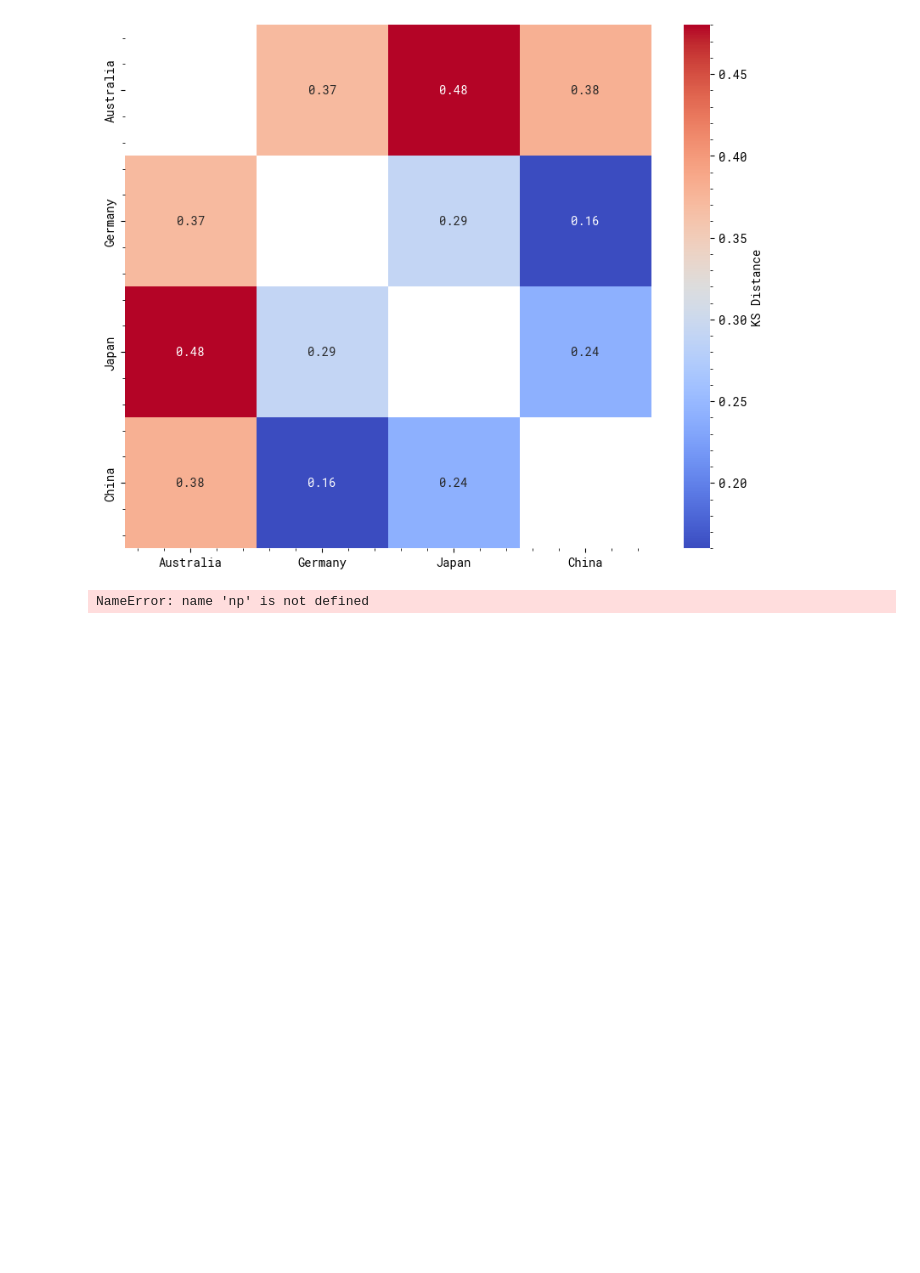
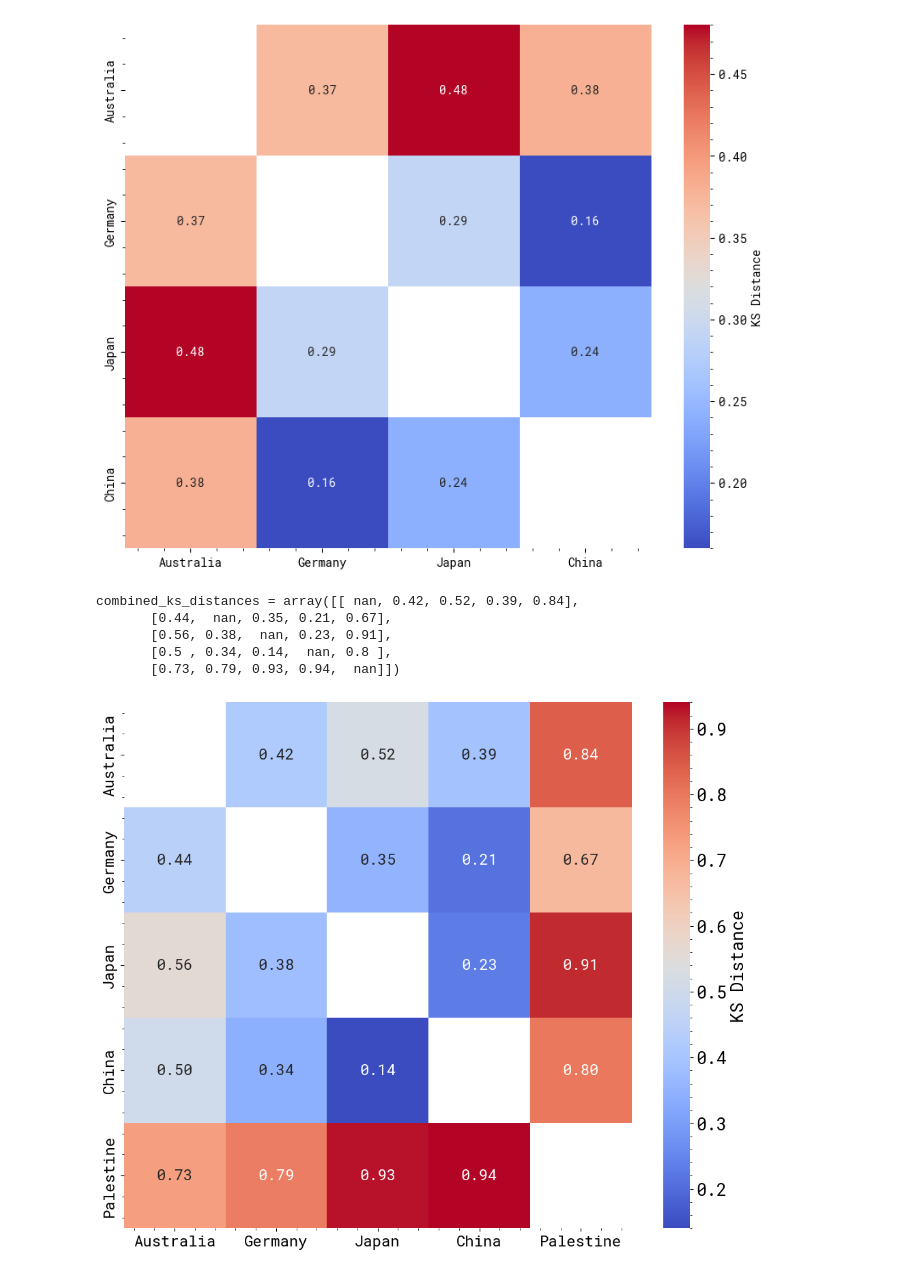
Before and after one commit to PedestrianDynamics/gender-experiments, a Jupyter notebook: notebooks/fundamental_diagram.ipynb, the cells around one changed output. Cells and saved outputs as stored; diff of their text form; code cells hidden in the pictures; blank space fills up the shorter version.

```diff
--- a/notebooks/fundamental_diagram.ipynb
+++ b/notebooks/fundamental_diagram.ipynb
@@ -953,56 +995,105 @@ plt.show()
 # %% [output]
 [figure]
 # %%
-# KS distances between countries for the female population
+# KS distances between countries for the female population ALL
+# ks_distances_female = np.array(
+#     [
+#         [np.nan, 0.45, 0.57, 0.50, 0.63],
+#         [np.nan, np.nan, 0.32, 0.31, 0.74],
+#         [np.nan, np.nan, np.nan, 0.17, 0.84],
+#         [np.nan, np.nan, np.nan, np.nan, 0.84],
+#         [np.nan, np.nan, np.nan, np.nan, np.nan],
+#     ]
+# )
+# aus-female vs ger-female: 0.44
+# aus-female vs jap-female: 0.56
+# aus-female vs chn-female: 0.50
+# aus-female vs pal-female: 0.77
+# ger-female vs jap-female: 0.38
+# ger-female vs chn-female: 0.34
+# ger-female vs pal-female: 0.79
+# jap-female vs chn-female: 0.14
+# jap-female vs pal-female: 0.93
+# chn-female vs pal-female: 0.94
+# Filtered to mid densities
 ks_distances_female = np.array(
     [
-        [np.nan, 0.45, 0.57, 0.50, 0.63],
-        [np.nan, np.nan, 0.32, 0.31, 0.74],
-        [np.nan, np.nan, np.nan, 0.17, 0.84],
-        [np.nan, np.nan, np.nan, np.nan, 0.84],
+        [np.nan, 0.44, 0.56, 0.50, 0.73],
+        [np.nan, np.nan, 0.38, 0.34, 0.79],
+        [np.nan, np.nan, np.nan, 0.14, 0.93],
+        [np.nan, np.nan, np.nan, np.nan, 0.94],
         [np.nan, np.nan, np.nan, np.nan, np.nan],
     ]
 )
-# KS distances for the male population
+
+# KS distances for the male population ALL
+# ks_distances_male = np.array(
+#     [
+#         [np.nan, 0.40, 0.49, 0.37, 0.56],
+#         [0.40, np.nan, 0.31, 0.23, 0.62],
+#         [0.49, 0.31, np.nan, 0.27, 0.83],
+#         [0.37, 0.23, 0.27, np.nan, 0.70],
+#         [0.56, 0.62, 0.83, 0.70, np.nan],
+#     ]
+# )
+
+
+# aus-male vs ger-male: 0.42
+# aus-male vs jap-male: 0.52
+# aus-male vs chn-male: 0.39
+# aus-male vs pal-male: 0.84
+# ger-male vs jap-male: 0.35
+# ger-male vs chn-male: 0.21
+# ger-male vs pal-male: 0.67
+# jap-male vs chn-male: 0.23
+# jap-male vs pal-male: 0.91
+# chn-male vs pal-male: 0.80
+# KS distances for the male population mid densities
 ks_distances_male = np.array(
     [
-        [np.nan, 0.40, 0.49, 0.37, 0.56],
-        [0.40, np.nan, 0.31, 0.23, 0.62],
-        [0.49, 0.31, np.nan, 0.27, 0.83],
-        [0.37, 0.23, 0.27, np.nan, 0.70],
-        [0.56, 0.62, 0.83, 0.70, np.nan],
+        [np.nan, 0.42, 0.52, 0.39, 0.84],
+        [0.42, np.nan, 0.35, 0.21, 0.67],
+        [0.52, 0.35, np.nan, 0.23, 0.91],
+        [0.39, 0.21, 0.23, np.nan, 0.80],
+        [0.84, 0.67, 0.91, 0.80, np.nan],
     ]
 )
-
 # Combining male and female KS distances into a symmetric matrix
 # Upper triangle (including diagonal): Male
 # Lower triangle: Female
 combined_ks_distances = np.triu(ks_distances_male, k=0) + np.tril(
     ks_distances_female.T, k=-1
 )
-print(combined_ks_distances)
+print(f"{combined_ks_distances = }")
 countries_female = ['Australia', 'Germany', 'Japan', 'China', 'Palestine']
 # Plotting the combined heatmap
 plt.figure(figsize=(12, 10))
 ax = sns.heatmap(
     combined_ks_distances,
     annot=True,
     fmt=".2f",
     cmap="coolwarm",
     xticklabels=countries_female,
     yticklabels=countries_female,
     cbar_kws={"label": "KS Distance"},
    annot_kws={'size':16}
 )
+ax.figure.axes[-1].yaxis.label.set_size(18)
 cbar = ax.collections[0].colorbar
 cbar.set_label("KS Distance", fontsize=18)
+cbar.ax.tick_params(labelsize=18)
 
 # plt.title('Combined KS Distance Heatmap (Upper: Male, Lower: Female)')
 plt.xticks(size=16)  # Larger x-axis labels
 plt.yticks(size=16)  # Larger y-axis labels
 plt.savefig("FD/KS_distance_heatmap_male_female.pdf", dpi=100)
 # %% [output]
-NameError: name 'np' is not defined
+combined_ks_distances = array([[ nan, 0.42, 0.52, 0.39, 0.84],
+       [0.44,  nan, 0.35, 0.21, 0.67],
+       [0.56, 0.38,  nan, 0.23, 0.91],
+       [0.5 , 0.34, 0.14,  nan, 0.8 ],
+       [0.73, 0.79, 0.93, 0.94,  nan]])
+[figure, added]
 # %%
 # Corrected approach: Creating separate heatmaps for each scenario
 
```
Also changed, not shown: parts of 21 cells of this notebook, 3 other files.
